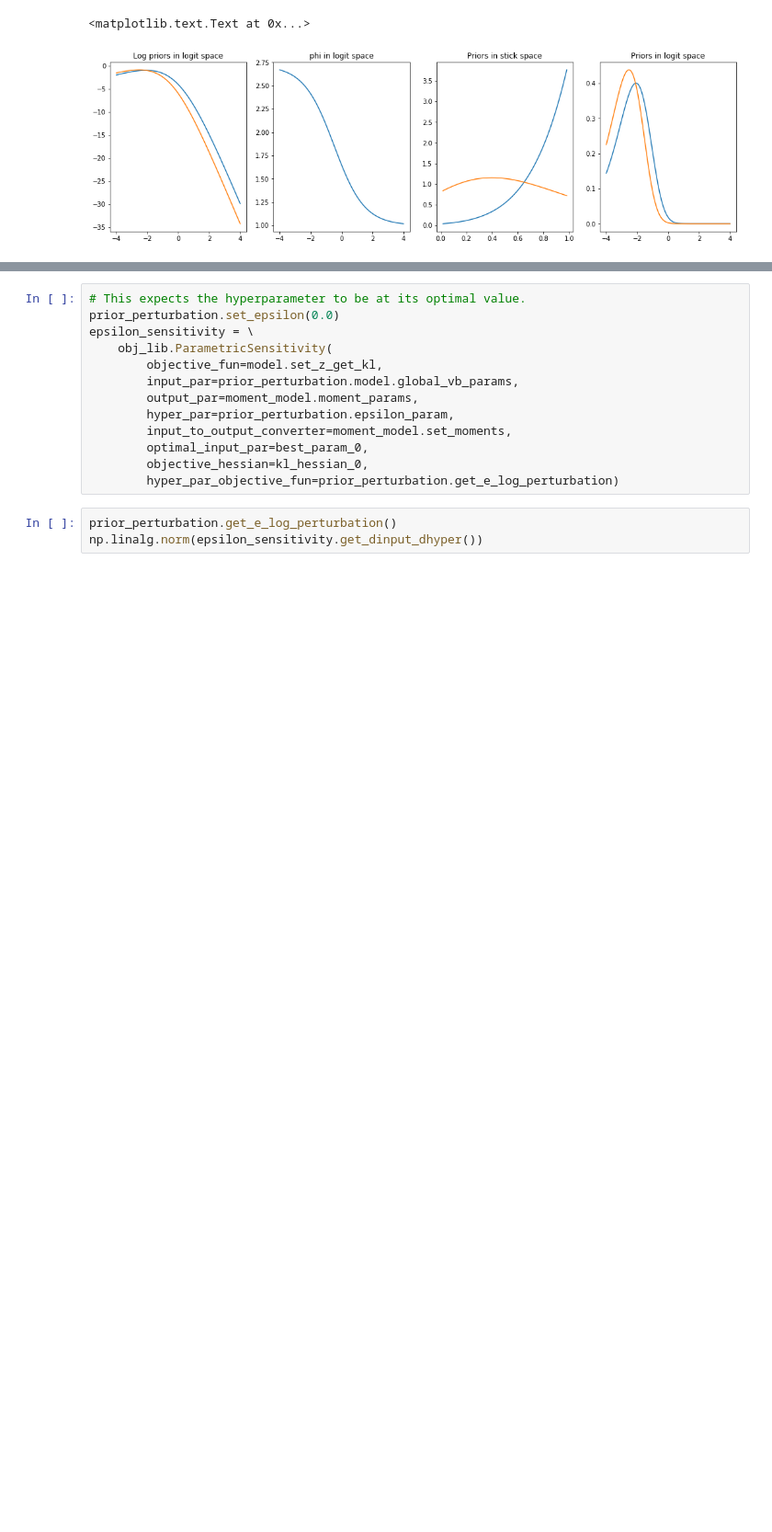
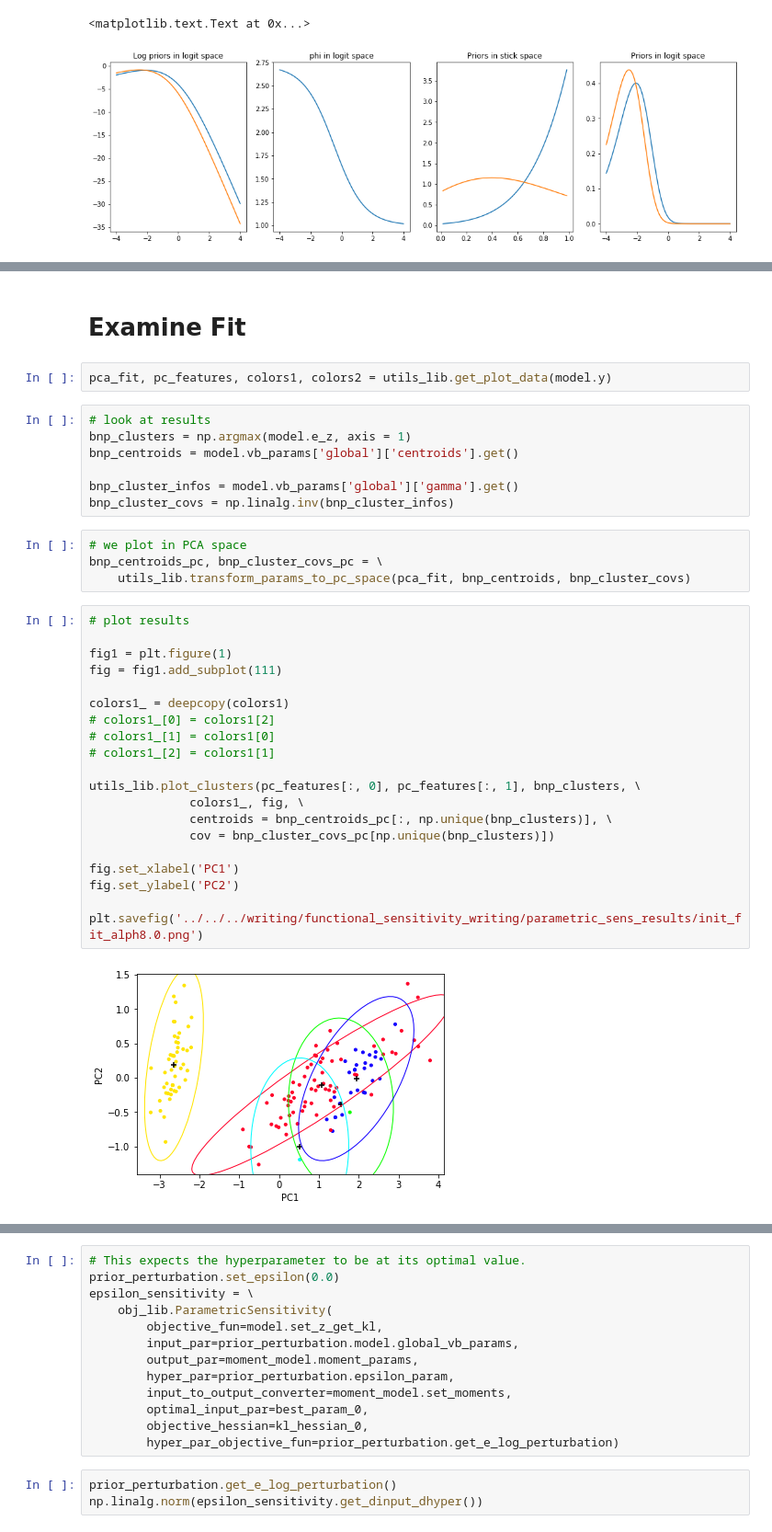
Before and after one commit to mijordan3/BNP_sensitivity, a Jupyter notebook: GMM_clustering/jupyter/bryans_sandbox/parametric_sensitivity_sandbox.ipynb, the cells around one changed output, grey strips where cells are left out. Shown at 92% size. Cells and saved outputs as stored; diff of their text form; blank space fills up the shorter version.

Commit message:
../../GMM_clustering/jupyter/bryans_sandbox/

```diff
--- a/GMM_clustering/jupyter/bryans_sandbox/parametric_sensitivity_sandbox.ipynb
+++ b/GMM_clustering/jupyter/bryans_sandbox/parametric_sensitivity_sandbox.ipynb
@@ -222,0 +243,37 @@ print('Done. ')
+# %% [markdown]
+# Examine Fit
+# %%
+pca_fit, pc_features, colors1, colors2 = utils_lib.get_plot_data(model.y)
+# %%
+# look at results
+bnp_clusters = np.argmax(model.e_z, axis = 1)
+bnp_centroids = model.vb_params['global']['centroids'].get()
+
+bnp_cluster_infos = model.vb_params['global']['gamma'].get()
+bnp_cluster_covs = np.linalg.inv(bnp_cluster_infos)
+# %%
+# we plot in PCA space
+bnp_centroids_pc, bnp_cluster_covs_pc = \
+    utils_lib.transform_params_to_pc_space(pca_fit, bnp_centroids, bnp_cluster_covs)
+# %%
+# plot results
+
+fig1 = plt.figure(1)
+fig = fig1.add_subplot(111)
+
+colors1_ = deepcopy(colors1)
+# colors1_[0] = colors1[2]
+# colors1_[1] = colors1[0]
+# colors1_[2] = colors1[1]
+
+utils_lib.plot_clusters(pc_features[:, 0], pc_features[:, 1], bnp_clusters, \
+              colors1_, fig, \
+              centroids = bnp_centroids_pc[:, np.unique(bnp_clusters)], \
+              cov = bnp_cluster_covs_pc[np.unique(bnp_clusters)])
+
+fig.set_xlabel('PC1')
+fig.set_ylabel('PC2')
+
+plt.savefig('../../../writing/functional_sensitivity_writing/parametric_sens_results/init_fit_alph8.0.png')
+# %% [output]
+[figure, added]
```
Also changed, not shown: parts of 24 cells of this notebook, 4 other files.
